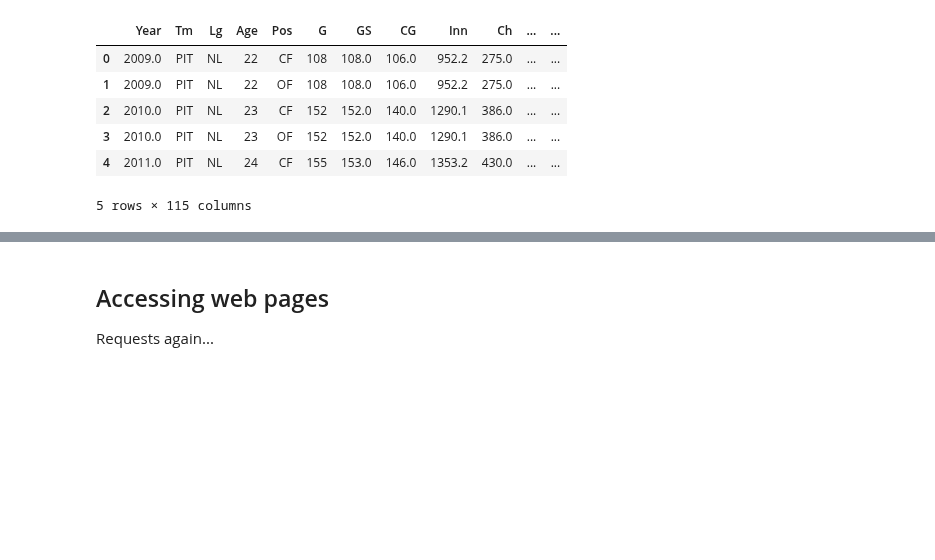
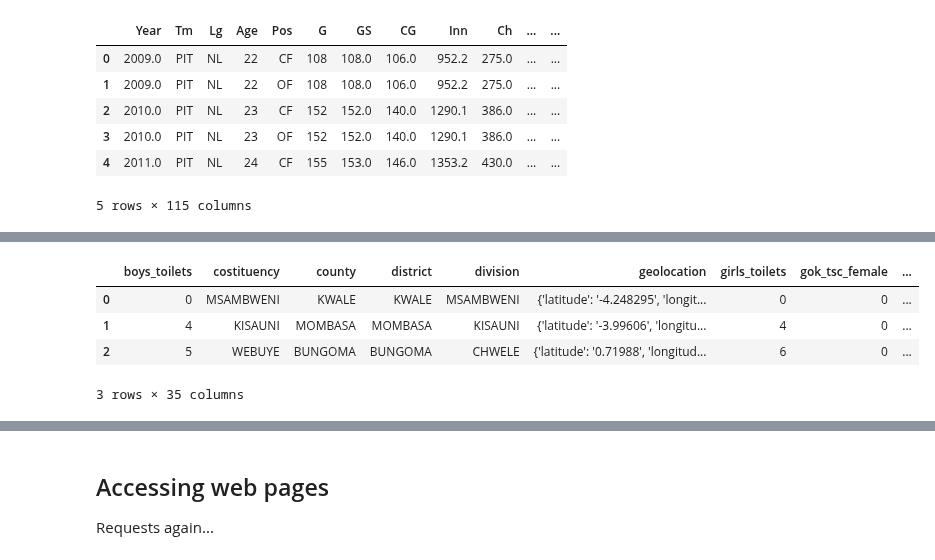
Before and after one commit to DaveBackus/Data_Bootcamp, a Jupyter notebook: Code/IPython/bootcamp_links-scraping.ipynb, the cells around one changed output, grey strips where cells are left out. Saved outputs shown, nothing was run; the diff lists cells and outputs as text; code cells hidden in the pictures; blank space fills up the shorter version.

```diff
--- a/Code/IPython/bootcamp_links-scraping.ipynb
+++ b/Code/IPython/bootcamp_links-scraping.ipynb
@@ -128,0 +152,11 @@ Chase's json example ..
+# %%
+base_url_json = "https://www.opendata.go.ke/resource/p452-xb7c.json"
+
+df_json = pd.read_json(base_url_json)
+df_json.head(3)
+# %% [output]
+|  | boys_toilets | costituency | county | district | division | geolocation | girls_toilets | gok_tsc_female | ... |
+| 0 | 0 | MSAMBWENI | KWALE | KWALE | MSAMBWENI | {'latitude': '-4.248295', 'longit... | 0 | 0 | ... |
+| 1 | 4 | KISAUNI | MOMBASA | MOMBASA | KISAUNI | {'latitude': '-3.99606', 'longitu... | 4 | 0 | ... |
+| 2 | 5 | WEBUYE | BUNGOMA | BUNGOMA | CHWELE | {'latitude': '0.71988', 'longitud... | 6 | 0 | ... |
+3 rows × 35 columns
```
Also changed, not shown: parts of 17 cells of this notebook.
